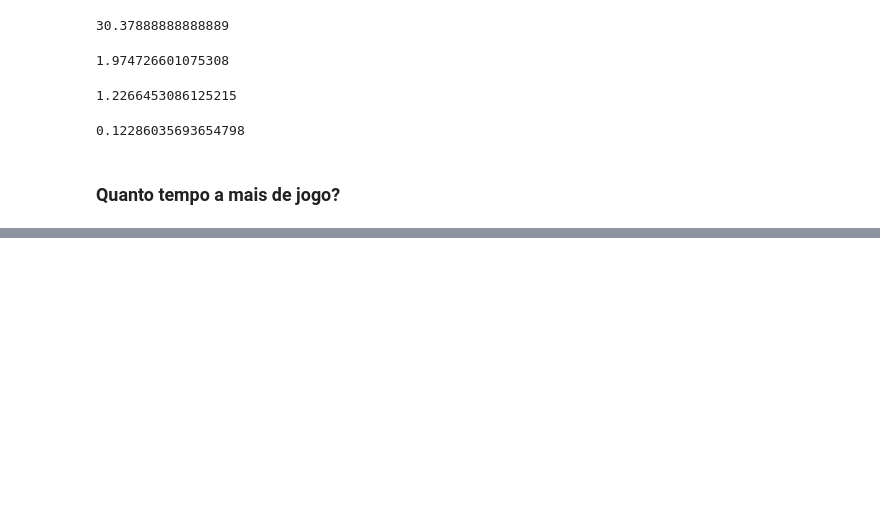
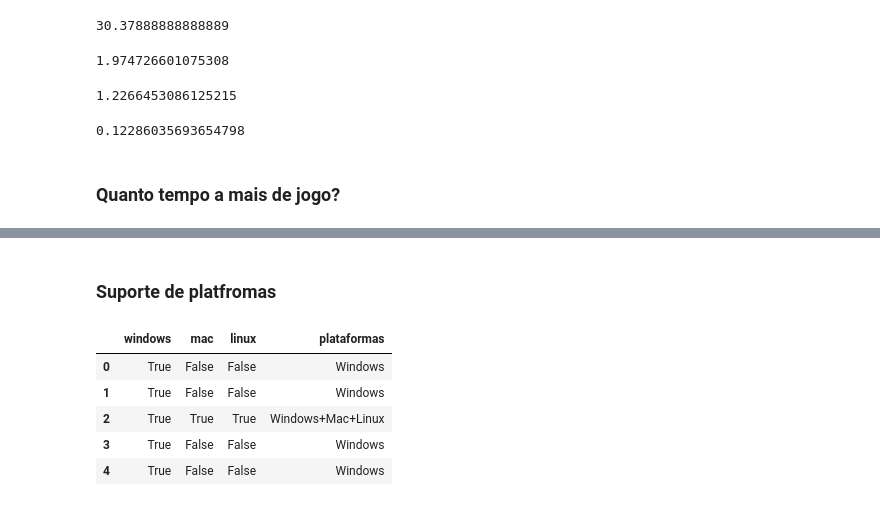
Before and after one commit to felipelapadn/Dash-Plotly-Jogos, a Jupyter notebook: notebooks/02_exploracao.ipynb, the cells around one changed output, grey strips where cells are left out. Cells and saved outputs as stored; diff of their text form; code cells hidden in the pictures; blank space fills up the shorter version.

```diff
--- a/notebooks/02_exploracao.ipynb
+++ b/notebooks/02_exploracao.ipynb
@@ -116,3 +111,21 @@ fig.update_layout(
 )
 
 fig.show()
+# %% [markdown]
+### Suporte de platfromas
+# %%
+df['plataformas'] = df.apply(
+    lambda row: '+'.join([
+        plat for plat, available in zip(['Windows', 'Mac', 'Linux'], [row['windows'], row['mac'], row['linux']])
+        if available
+    ]), axis=1
+)
+
+df[["windows", "mac", "linux", "plataformas"]].head()
+# %% [output]
+|  | windows | mac | linux | plataformas |
+| 0 | True | False | False | Windows |
+| 1 | True | False | False | Windows |
+| 2 | True | True | True | Windows+Mac+Linux |
+| 3 | True | False | False | Windows |
+| 4 | True | False | False | Windows |
```
Also changed, not shown: parts of 19 cells of this notebook, 6 other files.
